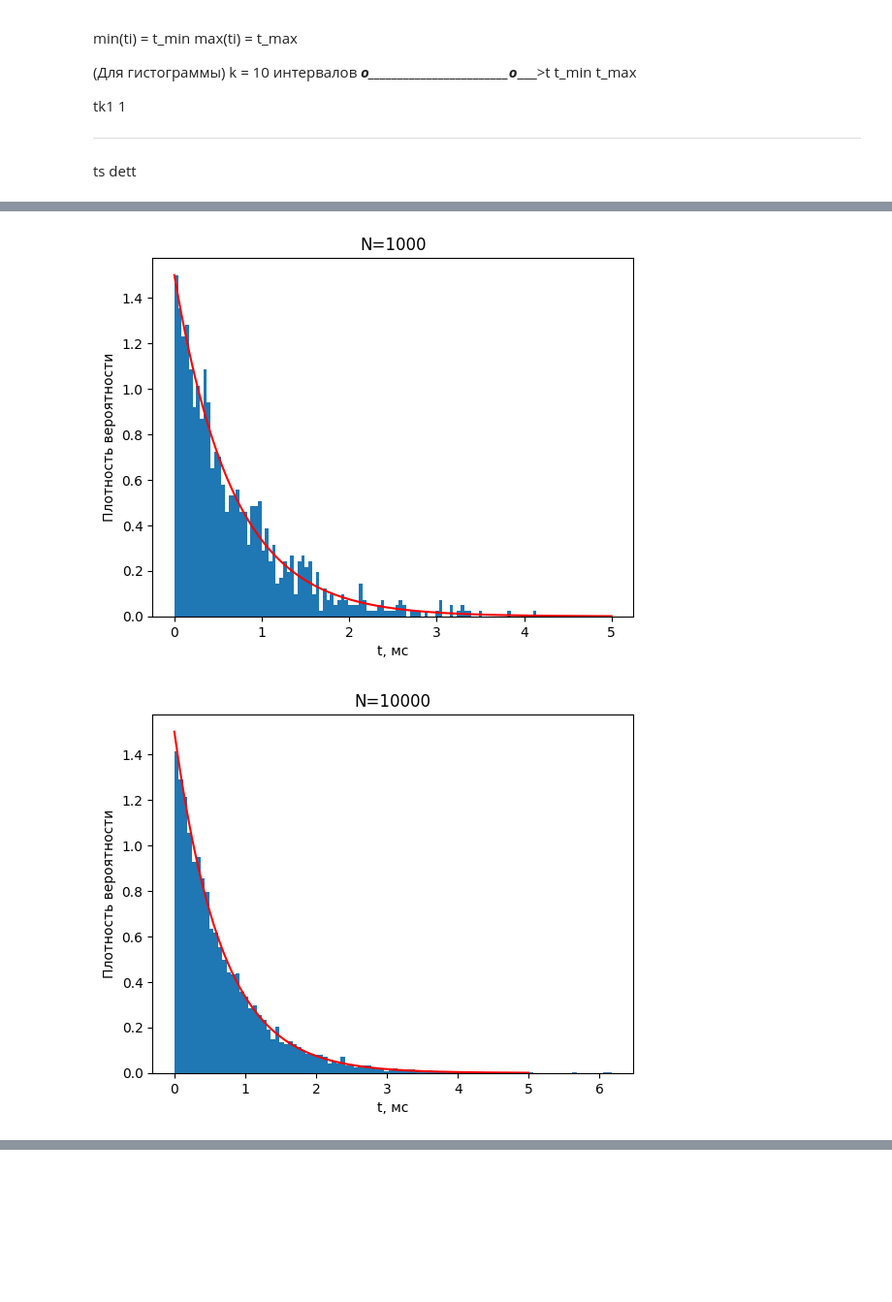
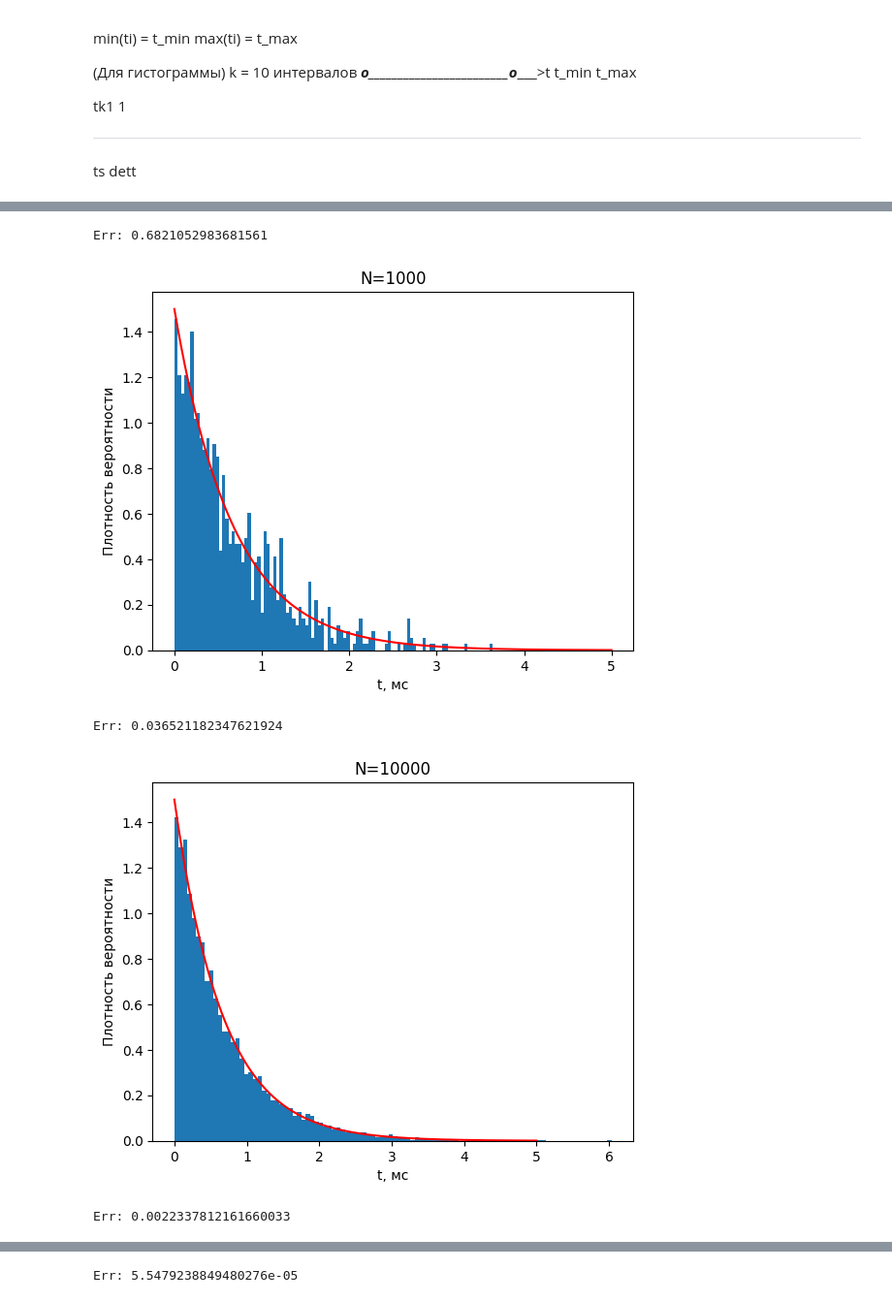
Before and after one commit to HungryM1NT/VP, a Jupyter notebook: lab2.ipynb, the cells around one changed output, grey strips where cells are left out. Shown at 97% size. Drawn from its saved outputs; the diff is of its cells as text; code cells hidden in the pictures; blank space fills up the shorter version.

```diff
--- a/lab2.ipynb
+++ b/lab2.ipynb
@@ -95,27 +95,33 @@ print(f'Среднее время между приходами заявок: {n
 # %%
 lmbd = 1.5
 N = [10**x for x in range(3, 7)]
 T = []
 k = 100
 
 t_theor = np.linspace(0, 5, 500)
 f_theor = lmbd * np.exp(-lmbd * t_theor)
 
 for n in N:
     p = np.random.random(n)
     t = get_t(lmbd, p)
     T.append(t)
 
     counts, bins = np.histogram(t, bins=k, density=True)
     bin_centers = (bins[:-1] + bins[1:]) / 2
+    all_f = lmbd * np.exp(-lmbd * bin_centers)
+    err = sum((counts - all_f)**2)
+    print(f'Err: {err}')
     width = bins[1] - bins[0]
 
     plt.title(f'N={n}')
     plt.plot(t_theor, f_theor, color='red')
     plt.bar(bin_centers, counts, width=width)
     plt.xlabel('t, мс')
     plt.ylabel('Плотность вероятности')
     plt.show()
 # %% [output]
+Err: 0.6821052983681561
-[figure, old version]
+[figure, new version]
+Err: 0.036521182347621924
-[figure, old version]
+[figure, new version]
+Err: 0.0022337812161660033
@@ -122,0 +129 @@ for n in N:
+Err: 5.5479238849480276e-05
```
Also changed, not shown: parts of 3 cells of this notebook, 3 other files.
